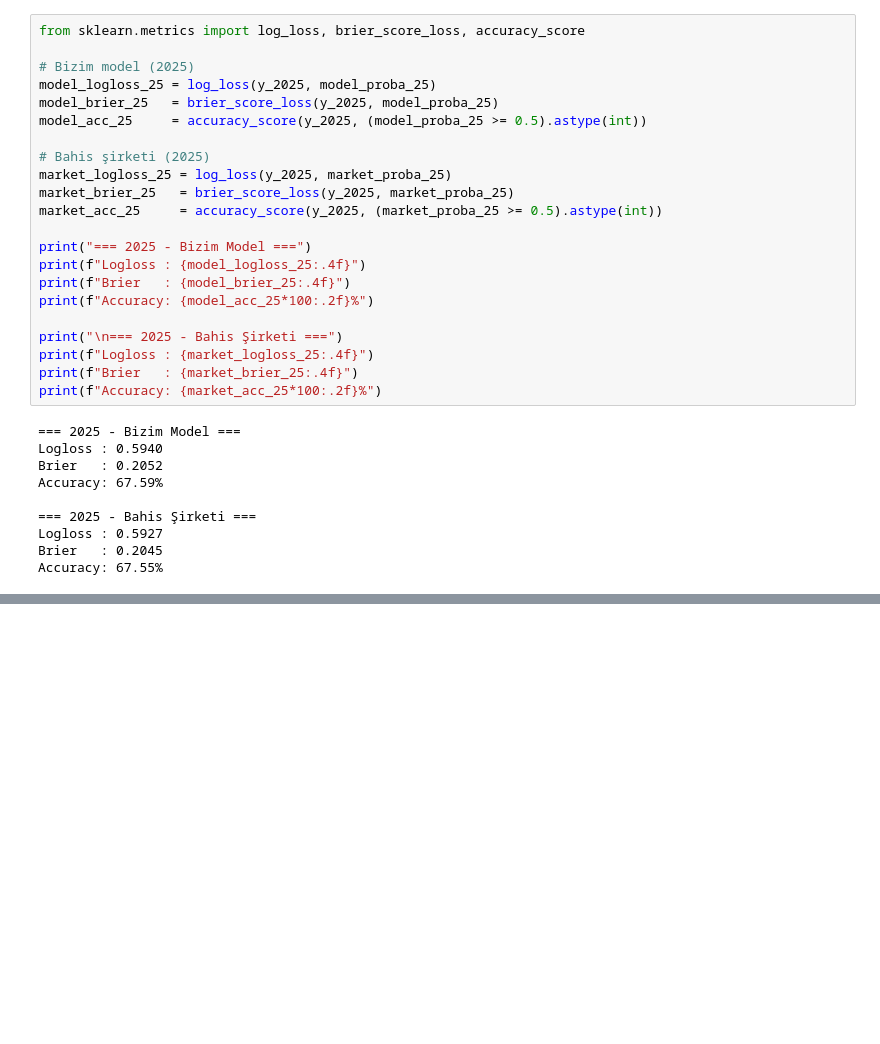
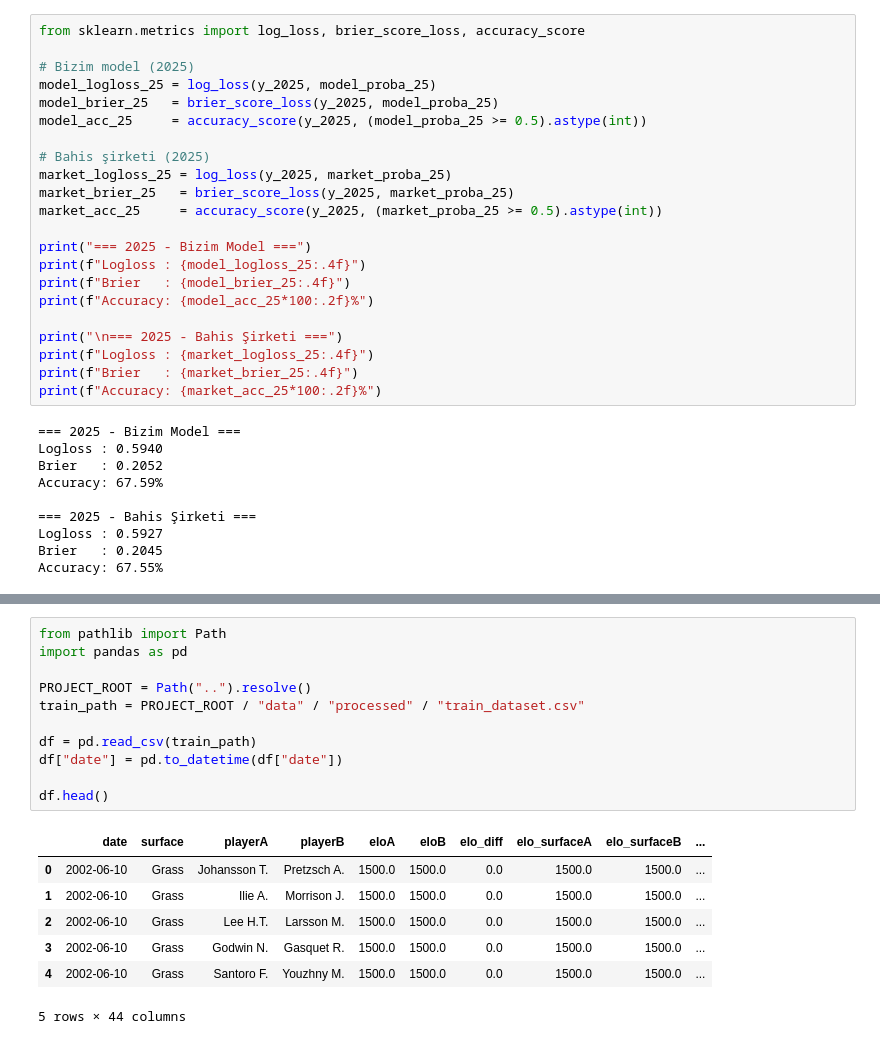
Before and after one commit to alperpamukcu/predictive-serve, a Jupyter notebook: notebooks/02_train_models.ipynb, the cells around one changed output, grey strips where cells are left out. Drawn from its saved outputs; the diff is of its cells as text; blank space fills up the shorter version.

```diff
--- a/notebooks/02_train_models.ipynb
+++ b/notebooks/02_train_models.ipynb
@@ -572,0 +857,19 @@ len(feature_cols), feature_cols[:15]
+# %%
+from pathlib import Path
+import pandas as pd
+
+PROJECT_ROOT = Path("..").resolve()
+train_path = PROJECT_ROOT / "data" / "processed" / "train_dataset.csv"
+
+df = pd.read_csv(train_path)
+df["date"] = pd.to_datetime(df["date"])
+
+df.head()
+# %% [output]
+|  | date | surface | playerA | playerB | eloA | eloB | elo_diff | elo_surfaceA | elo_surfaceB | ... |
+| 0 | 2002-06-10 | Grass | Johansson T. | Pretzsch A. | 1500.0 | 1500.0 | 0.0 | 1500.0 | 1500.0 | ... |
+| 1 | 2002-06-10 | Grass | Ilie A. | Morrison J. | 1500.0 | 1500.0 | 0.0 | 1500.0 | 1500.0 | ... |
+| 2 | 2002-06-10 | Grass | Lee H.T. | Larsson M. | 1500.0 | 1500.0 | 0.0 | 1500.0 | 1500.0 | ... |
+| 3 | 2002-06-10 | Grass | Godwin N. | Gasquet R. | 1500.0 | 1500.0 | 0.0 | 1500.0 | 1500.0 | ... |
+| 4 | 2002-06-10 | Grass | Santoro F. | Youzhny M. | 1500.0 | 1500.0 | 0.0 | 1500.0 | 1500.0 | ... |
+5 rows × 44 columns
```
Also changed, not shown: parts of 25 cells of this notebook, 15 other files.
